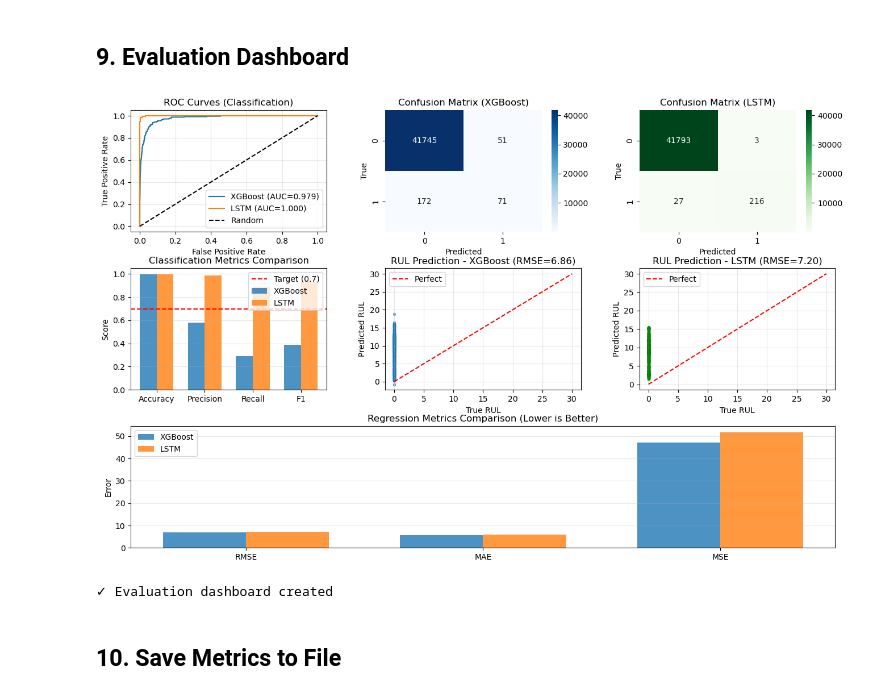
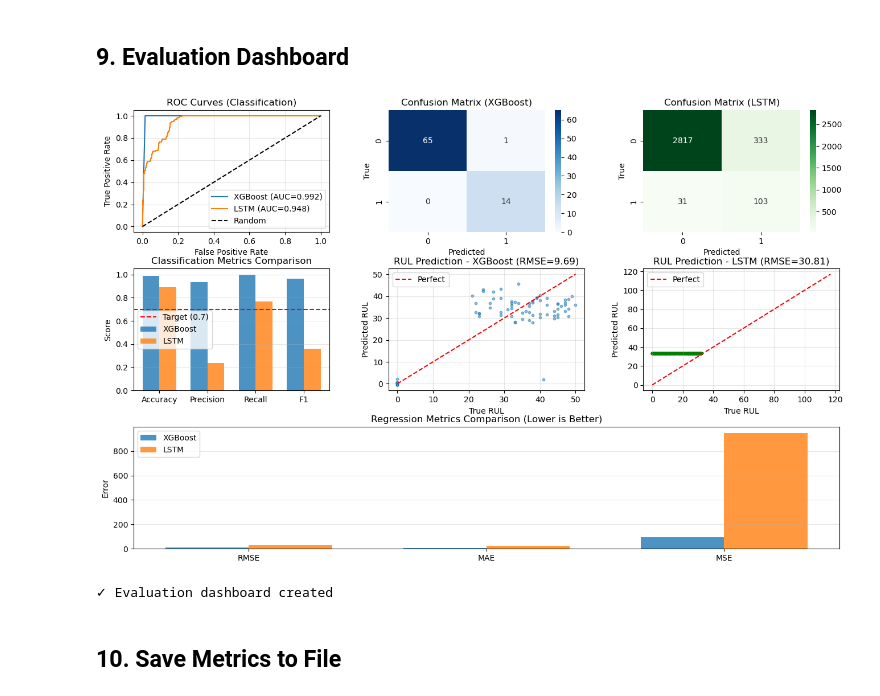
Before and after one commit to A25-CS046/machine-learning, a Jupyter notebook: ac02_pipeline.ipynb, the cells around one changed output. Cells and saved outputs as stored; diff of their text form; code cells hidden in the pictures.

Commit message:
new pipeline improved (XGBoost/LSTM)

```diff
--- a/ac02_pipeline.ipynb
+++ b/ac02_pipeline.ipynb
@@ -33,8 +33,8 @@ RANDOM_SEED = 42
 np.random.seed(RANDOM_SEED)
 tf.random.set_seed(RANDOM_SEED)
 
-# Paths
-DATA_PATH = 'preprocessed_data/timestamped_predictive_maintenance_timeseries_synthetic.csv'
+# Paths - UPDATED TO NEW DATASET
+DATA_PATH = 'preprocessed_data/timestamped_predictive_maintenance_timeseries_NEW.csv'
 ARTIFACTS_DIR = Path('artifacts')
 ARTIFACTS_DIR.mkdir(exist_ok=True)
 
@@ -46,7 +46,6 @@ NUMERICAL_FEATURES = [
     'torque_Nm',
     'tool_wear_min'
 ]
-CATEGORICAL_FEATURE = 'engine_type_encoded'
 SEQUENCE_LENGTH = 50  # Timesteps per sequence
 
 # AC-02 Performance Targets
@@ -54,6 +53,7 @@ TARGET_RECALL = 0.70
 TARGET_ACCURACY = 0.70
 
 print("✓ Environment configured")
+print(f"  Dataset: {DATA_PATH}")
 print(f"  Random seed: {RANDOM_SEED}")
 print(f"  Artifacts directory: {ARTIFACTS_DIR}")
 print(f"  Sequence length: {SEQUENCE_LENGTH}")
@@ -571,7 +1198,7 @@ gs = fig.add_gridspec(3, 3, hspace=0.3, wspace=0.3)
 
 # 1. ROC Curves
 ax1 = fig.add_subplot(gs[0, 0])
-fpr_xgb, tpr_xgb, _ = roc_curve(y_test_class, y_pred_xgb_prob)
+fpr_xgb, tpr_xgb, _ = roc_curve(y_test_xgb_class, y_pred_xgb_prob)
 fpr_lstm, tpr_lstm, _ = roc_curve(y_test_class, y_pred_lstm_prob)
 ax1.plot(fpr_xgb, tpr_xgb, label=f"XGBoost (AUC={xgb_clf_metrics['roc_auc']:.3f})")
 ax1.plot(fpr_lstm, tpr_lstm, label=f"LSTM (AUC={lstm_clf_metrics['roc_auc']:.3f})")
@@ -584,7 +1211,7 @@ ax1.grid(alpha=0.3)
 
 # 2. Confusion Matrix - XGBoost
 ax2 = fig.add_subplot(gs[0, 1])
-cm_xgb = confusion_matrix(y_test_class, y_pred_xgb_clf)
+cm_xgb = confusion_matrix(y_test_xgb_class, y_pred_xgb_clf)
 sns.heatmap(cm_xgb, annot=True, fmt='d', cmap='Blues', ax=ax2)
 ax2.set_title('Confusion Matrix (XGBoost)')
 ax2.set_ylabel('True')
@@ -619,10 +1246,10 @@ ax4.grid(axis='y', alpha=0.3)
 
 # 5. RUL Prediction - XGBoost
 ax5 = fig.add_subplot(gs[1, 1])
-sample_idx = np.argsort(y_test_rul)[:500]  # Sample for clarity
-ax5.scatter(y_test_rul[sample_idx], y_pred_xgb_rul[sample_idx], alpha=0.5, s=10)
-ax5.plot([y_test_rul.min(), y_test_rul.max()],
-         [y_test_rul.min(), y_test_rul.max()], 'r--', label='Perfect')
+sample_idx = np.argsort(y_test_xgb_rul)[:500]  # Sample for clarity
+ax5.scatter(y_test_xgb_rul[sample_idx], y_pred_xgb_rul[sample_idx], alpha=0.5, s=10)
+ax5.plot([y_test_xgb_rul.min(), y_test_xgb_rul.max()],
+         [y_test_xgb_rul.min(), y_test_xgb_rul.max()], 'r--', label='Perfect')
 ax5.set_xlabel('True RUL')
 ax5.set_ylabel('Predicted RUL')
 ax5.set_title(f'RUL Prediction - XGBoost (RMSE={xgb_reg_metrics["rmse"]:.2f})')
@@ -631,36 +1258,37 @@ ax5.grid(alpha=0.3)
 
 # 6. RUL Prediction - LSTM
 ax6 = fig.add_subplot(gs[1, 2])
-ax6.scatter(y_test_rul[sample_idx], y_pred_lstm_rul[sample_idx], alpha=0.5, s=10, color='green')
+sample_idx_lstm = np.argsort(y_test_rul)[:500]
+ax6.scatter(y_test_rul[sample_idx_lstm], y_pred_lstm_rul[sample_idx_lstm], alpha=0.5, s=10, color='green')
 ax6.plot([y_test_rul.min(), y_test_rul.max()],
          [y_test_rul.min(), y_test_rul.max()], 'r--', label='Perfect')
 ax6.set_xlabel('True RUL')
 ax6.set_ylabel('Predicted RUL')
 ax6.set_title(f'RUL Prediction - LSTM (RMSE={lstm_reg_metrics["rmse"]:.2f})')
 ax6.legend()
 ax6.grid(alpha=0.3)
 
 # 7. Regression Metrics Comparison
 ax7 = fig.add_subplot(gs[2, :])
 reg_metrics_names = ['RMSE', 'MAE', 'MSE']
 xgb_reg_values = [xgb_reg_metrics['rmse'], xgb_reg_metrics['mae'], xgb_reg_metrics['mse']]
 lstm_reg_values = [lstm_reg_metrics['rmse'], lstm_reg_metrics['mae'], lstm_reg_metrics['mse']]
 x_pos = np.arange(len(reg_metrics_names))
 ax7.bar(x_pos - width/2, xgb_reg_values, width, label='XGBoost', alpha=0.8)
 ax7.bar(x_pos + width/2, lstm_reg_values, width, label='LSTM', alpha=0.8)
 ax7.set_ylabel('Error')
 ax7.set_title('Regression Metrics Comparison (Lower is Better)')
 ax7.set_xticks(x_pos)
 ax7.set_xticklabels(reg_metrics_names)
 ax7.legend()
 ax7.grid(axis='y', alpha=0.3)
 
 plt.savefig(ARTIFACTS_DIR / 'evaluation_dashboard.png', dpi=150, bbox_inches='tight')
 plt.show()
 
 print("✓ Evaluation dashboard created")
 # %% [output]
-[figure, old version]
+[figure, new version]
 ✓ Evaluation dashboard created
 # %% [markdown]
 ## 10. Save Metrics to File
```
Also changed, not shown: parts of 22 cells of this notebook, 3 other files.
